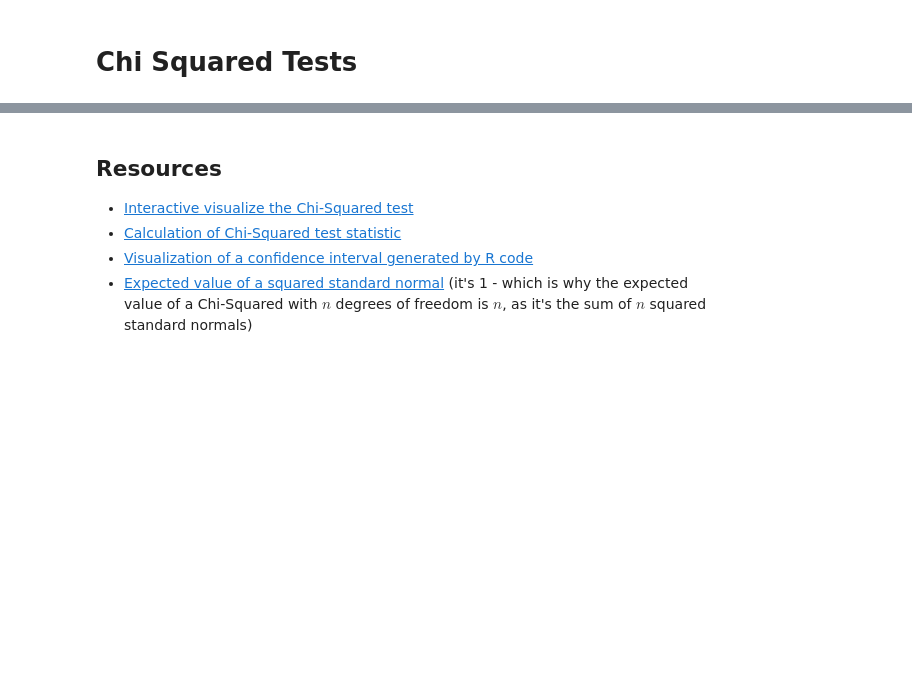
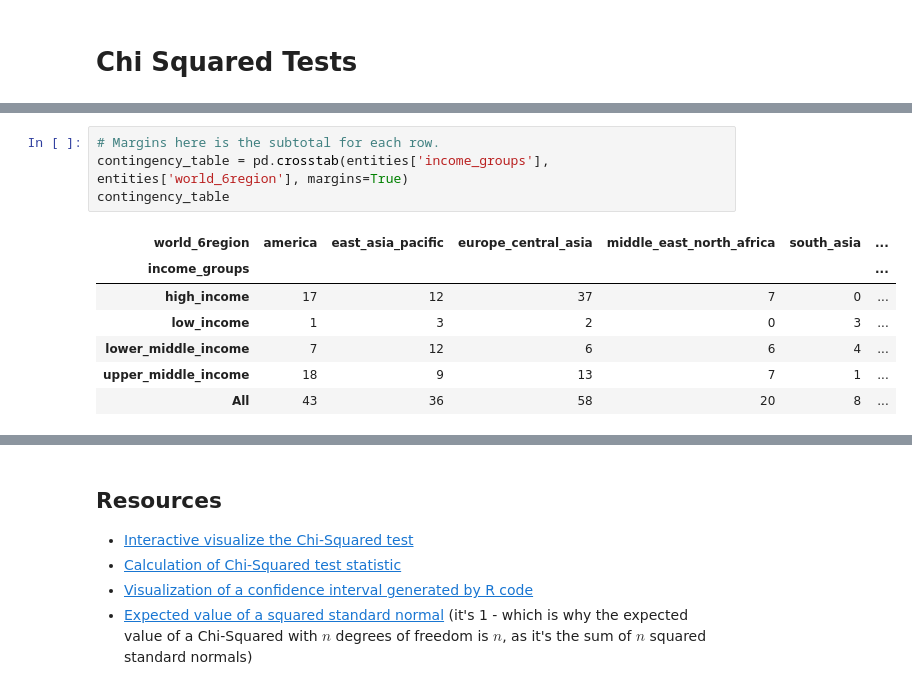
Before and after one commit to ngriggs/DS-Unit-1-Sprint-3-Statistical-Tests-and-Experiments, a Jupyter notebook: Copy_of_LS_DS6_132_Sampling_Confidence_Intervals_and_Hypothesis_Testing.ipynb, the cells around one changed output, grey strips where cells are left out. Cells and saved outputs as stored; diff of their text form; blank space fills up the shorter version.

```diff
--- a/Copy_of_LS_DS6_132_Sampling_Confidence_Intervals_and_Hypothesis_Testing.ipynb
+++ b/Copy_of_LS_DS6_132_Sampling_Confidence_Intervals_and_Hypothesis_Testing.ipynb
@@ -714,0 +771,12 @@ How can we interpret this visualization? Well, this means that there was a prett
+# %%
+# Margins here is the subtotal for each row.
+contingency_table = pd.crosstab(entities['income_groups'], entities['world_6region'], margins=True)
+contingency_table
+# %% [output]
+| world_6region | america | east_asia_pacific | europe_central_asia | middle_east_north_africa | south_asia | ... |
+| income_groups |  |  |  |  |  | ... |
+| high_income | 17 | 12 | 37 | 7 | 0 | ... |
+| low_income | 1 | 3 | 2 | 0 | 3 | ... |
+| lower_middle_income | 7 | 12 | 6 | 6 | 4 | ... |
+| upper_middle_income | 18 | 9 | 13 | 7 | 1 | ... |
+| All | 43 | 36 | 58 | 20 | 8 | ... |
```
Also changed, not shown: parts of 18 cells of this notebook.
